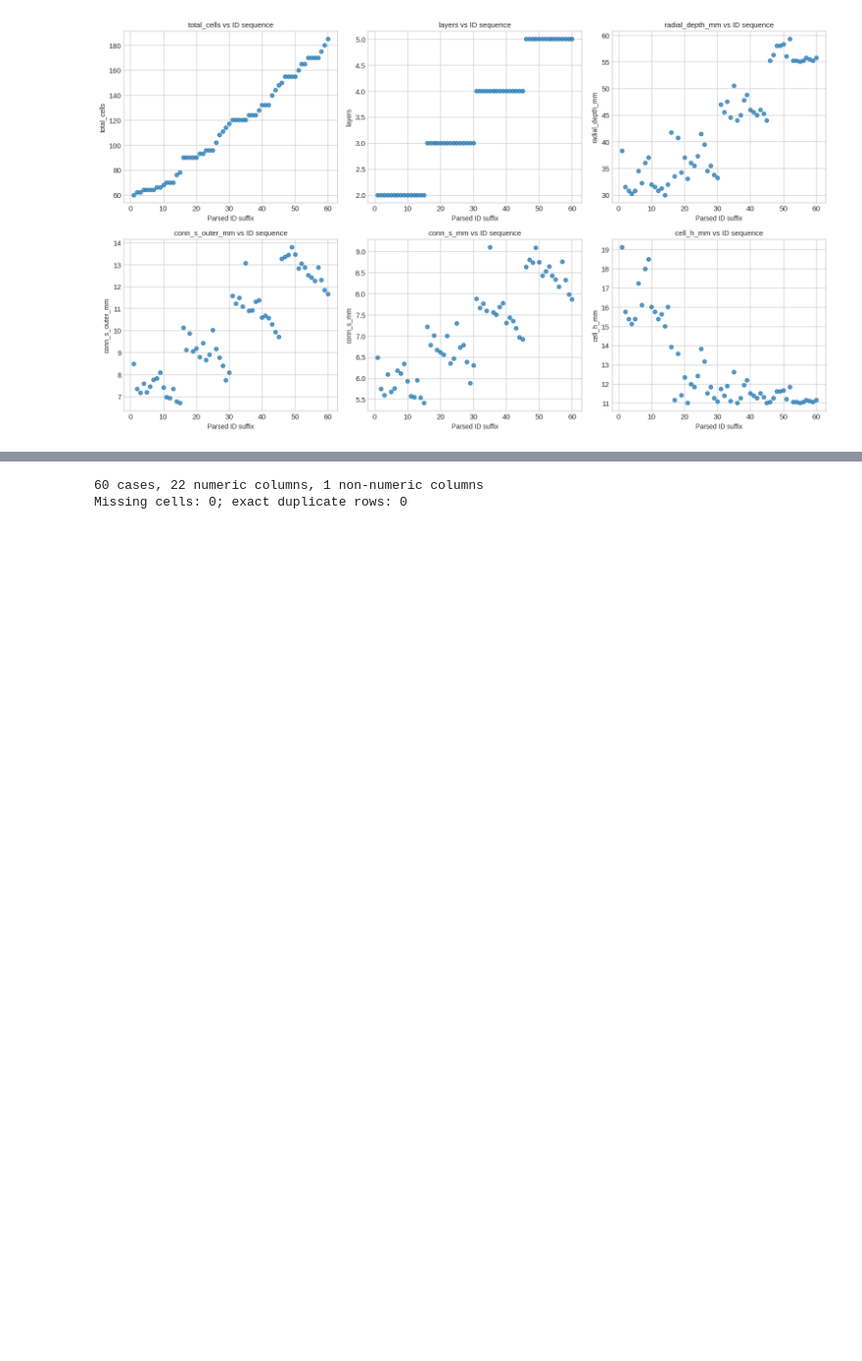
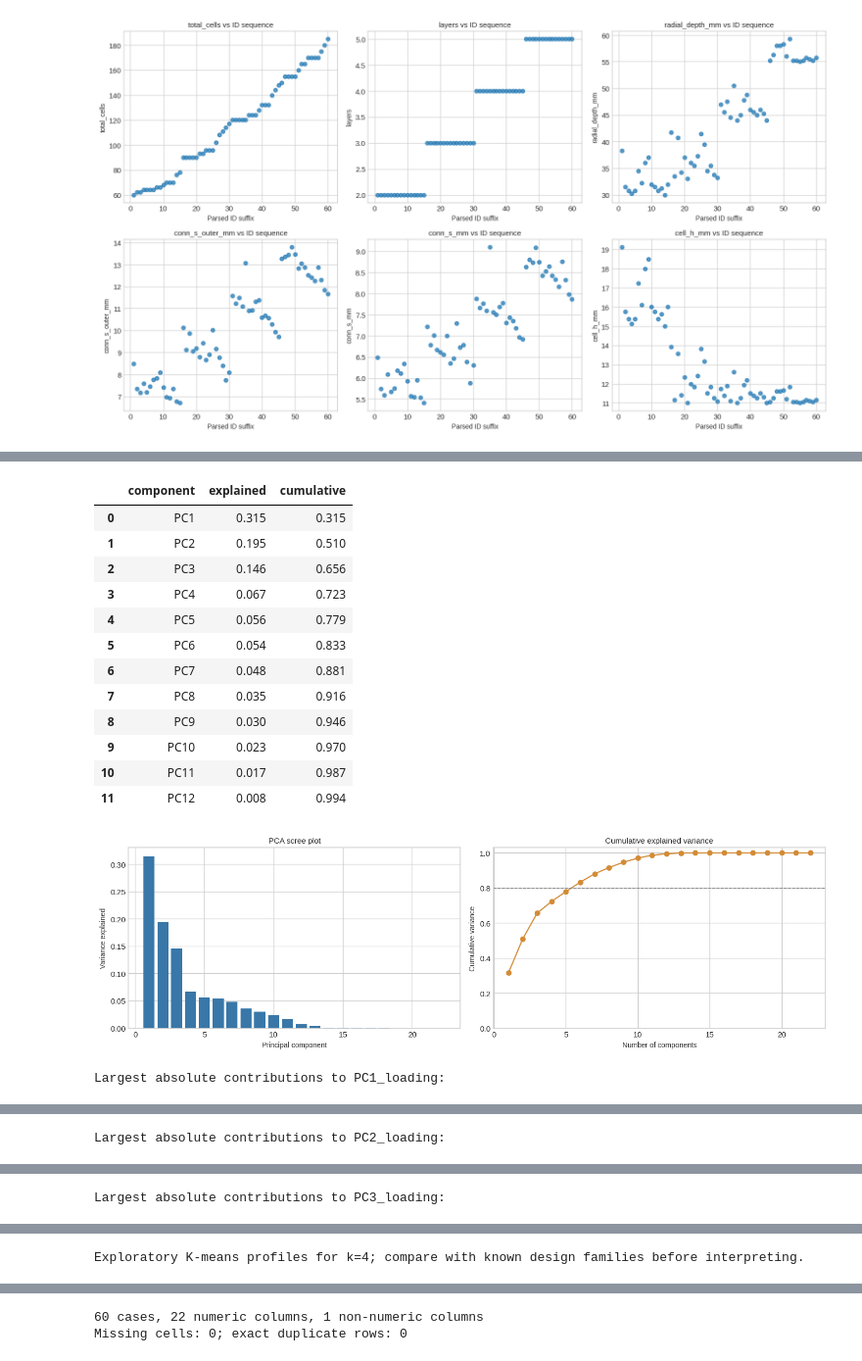
Before and after one commit to Team-Deimos-IIT-Mandi/HMW-PREDICTION-MODELLING, a Jupyter notebook: notebooks/experimentation.ipynb, the cells around one changed output, grey strips where cells are left out. Shown at 98% size. Saved outputs shown, nothing was run; the diff lists cells and outputs as text; code cells hidden in the pictures; blank space fills up the shorter version.

```diff
--- a/notebooks/experimentation.ipynb
+++ b/notebooks/experimentation.ipynb
@@ -246,0 +251,75 @@ else: print('No case_id column; skipping ID diagnostics.')
+# %%
+from sklearn.preprocessing import StandardScaler
+from sklearn.decomposition import PCA
+from sklearn.cluster import KMeans
+from sklearn.metrics import silhouette_score
+
+# Imputation keeps this analysis usable if a future dataset version contains gaps.
+X_numeric = df[num_cols].apply(lambda s: s.fillna(s.median()))
+X_scaled = StandardScaler().fit_transform(X_numeric)
+pca = PCA().fit(X_scaled)
+variance = pd.DataFrame({'component':[f'PC{i+1}' for i in range(len(num_cols))],
+                         'explained':pca.explained_variance_ratio_,
+                         'cumulative':np.cumsum(pca.explained_variance_ratio_)})
+display(variance.head(12).round(3))
+fig, axes = plt.subplots(1, 2, figsize=(13, 4))
+axes[0].bar(np.arange(1, len(num_cols)+1), pca.explained_variance_ratio_, color='#3977a8')
+axes[0].set(xlabel='Principal component', ylabel='Variance explained', title='PCA scree plot')
+axes[1].plot(np.arange(1, len(num_cols)+1), np.cumsum(pca.explained_variance_ratio_), marker='o', color='#d38b36')
+axes[1].axhline(.8, color='gray', ls='--', lw=1)
+axes[1].set(ylim=(0, 1.03), xlabel='Number of components', ylabel='Cumulative variance', title='Cumulative explained variance')
+fig.tight_layout(); plt.show()
+scores = pca.transform(X_scaled)
+loadings = pd.DataFrame(pca.components_[:3].T, index=num_cols, columns=['PC1_loading','PC2_loading','PC3_loading'])
+for pc in loadings.columns:
+    print(f'Largest absolute contributions to {pc}:')
+    display(loadings[pc].abs().sort_values(ascending=False).head(8).to_frame('absolute_loading').join(loadings[pc]).round(3))
+fig, ax = plt.subplots(figsize=(8, 6))
+if 'layers' in df:
+    for layer in sorted(df.layers.dropna().unique()):
+        mask = df.layers == layer
+        ax.scatter(scores[mask, 0], scores[mask, 1], s=48, alpha=.8, label=f'layers={layer}')
+    ax.legend(title='Design group', bbox_to_anchor=(1.02, 1), loc='upper left')
+else:
+    ax.scatter(scores[:, 0], scores[:, 1], s=48, alpha=.8)
+ax.set(xlabel=f'PC1 ({pca.explained_variance_ratio_[0]:.1%})', ylabel=f'PC2 ({pca.explained_variance_ratio_[1]:.1%})', title='PCA view of designs')
+fig.tight_layout(); plt.show()
+
+cluster_rows, cluster_models = [], {}
+for k in range(2, min(7, len(df)-1)):
+    km = KMeans(n_clusters=k, random_state=42, n_init=20).fit(X_scaled)
+    labels = km.labels_
+    if len(np.unique(labels)) > 1:
+        cluster_rows.append({'k':k, 'silhouette':silhouette_score(X_scaled, labels),
+                             'smallest_cluster':int(pd.Series(labels).value_counts().min())})
+        cluster_models[k] = (km, labels)
+cluster_scores = pd.DataFrame(cluster_rows).sort_values('silhouette', ascending=False)
+display(cluster_scores.round(3))
+if len(cluster_scores):
+    best_k = int(cluster_scores.iloc[0]['k'])
+    km, labels = cluster_models[best_k]
+    cluster_profile = df[num_cols].assign(cluster=labels).groupby('cluster').mean()
+    print(f'Exploratory K-means profiles for k={best_k}; compare with known design families before interpreting.')
+    display(cluster_profile.T.round(2))
+    fig, ax = plt.subplots(figsize=(8, 6))
+    for label in sorted(np.unique(labels)):
+        mask = labels == label
+        ax.scatter(scores[mask, 0], scores[mask, 1], s=50, alpha=.8, label=f'cluster {label}')
+    ax.set(xlabel='PC1', ylabel='PC2', title='K-means labels projected onto PCA')
+    ax.legend(); fig.tight_layout(); plt.show()
+# %% [output]
+|  | component | explained | cumulative |
+| 0 | PC1 | 0.315 | 0.315 |
+| 1 | PC2 | 0.195 | 0.510 |
+| 2 | PC3 | 0.146 | 0.656 |
+| 3 | PC4 | 0.067 | 0.723 |
+| 4 | PC5 | 0.056 | 0.779 |
+| 5 | PC6 | 0.054 | 0.833 |
+| 6 | PC7 | 0.048 | 0.881 |
+| 7 | PC8 | 0.035 | 0.916 |
+| 8 | PC9 | 0.030 | 0.946 |
+| 9 | PC10 | 0.023 | 0.970 |
+| 10 | PC11 | 0.017 | 0.987 |
+| 11 | PC12 | 0.008 | 0.994 |
+[figure, added]
+Largest absolute contributions to PC1_loading:
@@ -246,0 +335 @@ else: print('No case_id column; skipping ID diagnostics.')
+Largest absolute contributions to PC2_loading:
@@ -246,0 +345 @@ else: print('No case_id column; skipping ID diagnostics.')
+Largest absolute contributions to PC3_loading:
@@ -246,0 +362 @@ else: print('No case_id column; skipping ID diagnostics.')
+Exploratory K-means profiles for k=4; compare with known design families before interpreting.
```
Also changed, not shown: parts of 7 cells of this notebook.
